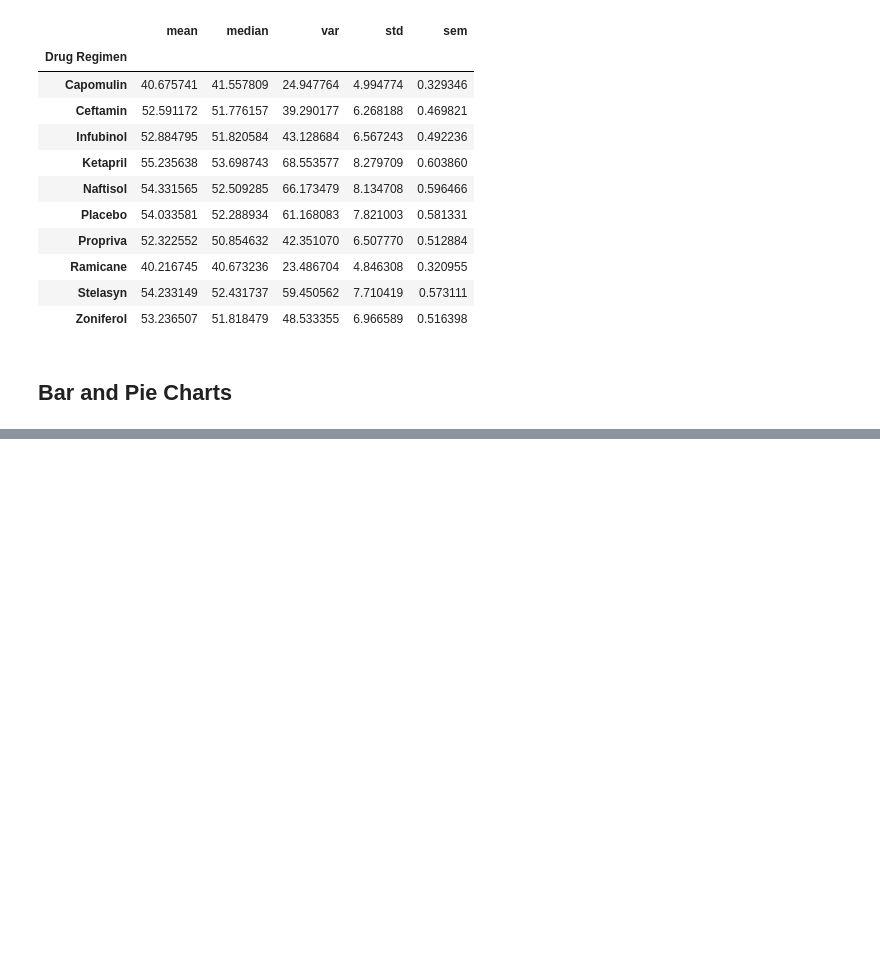
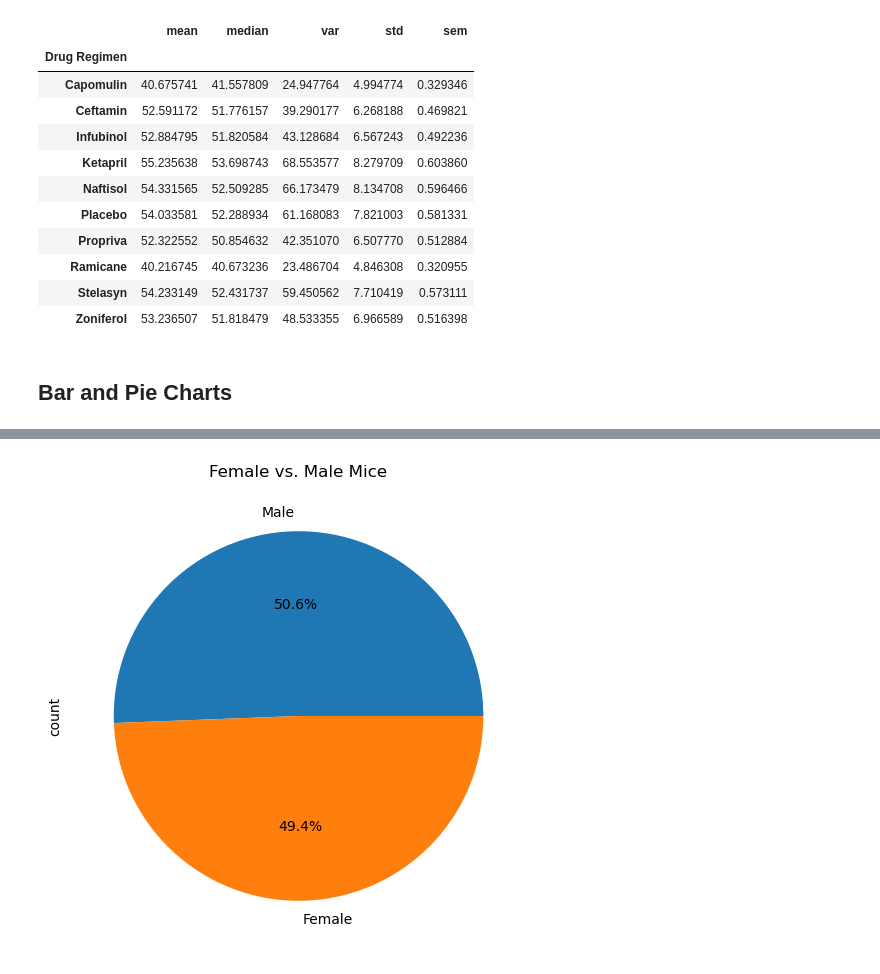
Before and after one commit to yennyrangel/visualization-challenge, a Jupyter notebook: Pymaceuticals/Pymaceuticals_main.ipynb, the cells around one changed output, grey strips where cells are left out. Saved outputs shown, nothing was run; the diff lists cells and outputs as text; code cells hidden in the pictures; blank space fills up the shorter version.

```diff
--- a/Pymaceuticals/Pymaceuticals_main.ipynb
+++ b/Pymaceuticals/Pymaceuticals_main.ipynb
@@ -139,0 +177,17 @@ summary_df
+# %%
+# Generate a pie plot showing the distribution of female versus male mice using Pandas
+
+# Group the data by 'Sex' to count the number of male and female mice
+gender_distribution = combined_data['Sex'].value_counts()
+
+# Create a pie plot using Pandas
+gender_distribution.plot(kind='pie', autopct='%1.1f%%', startangle=0, figsize=(6, 6))
+
+
+# Set plot title
+plt.title("Female vs. Male Mice")
+
+# Show the plot
+plt.show()
+# %% [output]
+[figure, added]
```
Also changed, not shown: parts of 7 cells of this notebook.
